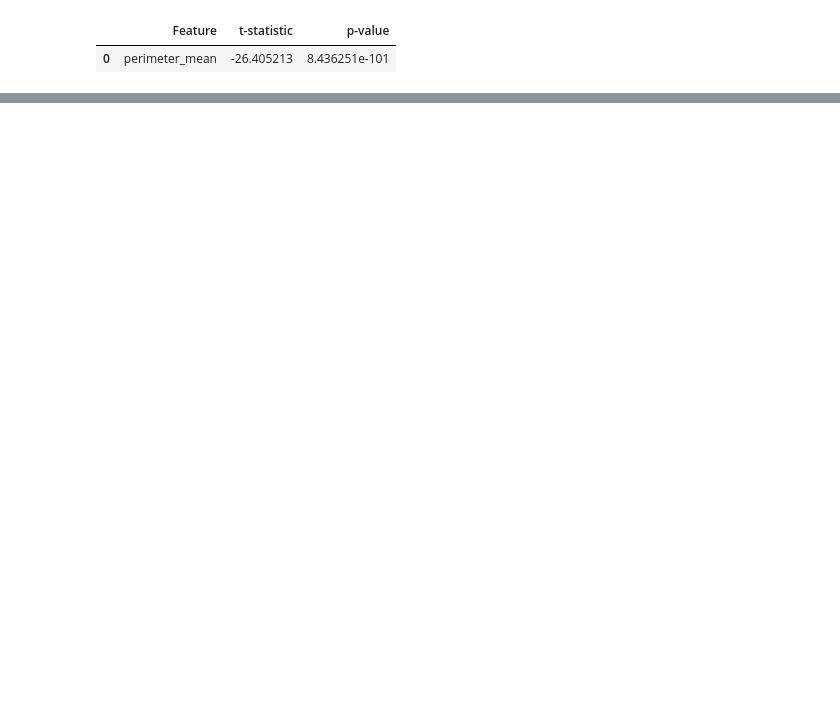
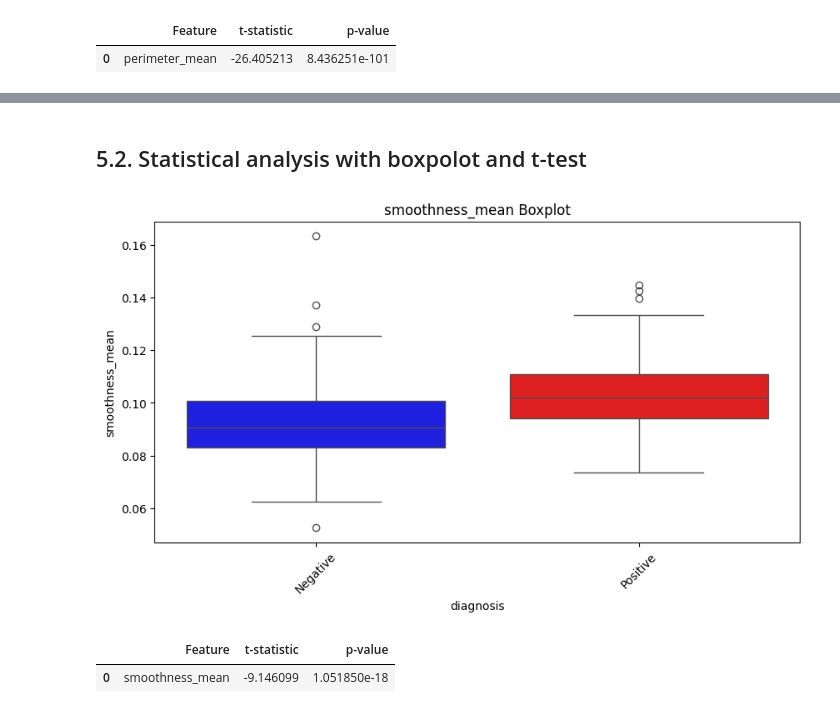
Before and after one commit to plamensve/BREAST_CANCER_ML, a Jupyter notebook: notebooks/02_eda_pdata.ipynb, the cells around one changed output, grey strips where cells are left out. Saved outputs shown, nothing was run; the diff lists cells and outputs as text; code cells hidden in the pictures; blank space fills up the shorter version.

```diff
--- a/notebooks/02_eda_pdata.ipynb
+++ b/notebooks/02_eda_pdata.ipynb
@@ -129,0 +170,12 @@ stat_analysis_perimeter_mean.display_ttest()
+# %% [markdown]
+## 5.2. Statistical analysis with boxpolot and t-test
+# %%
+stat_analysis_smoothness_mean = FeatureStats(dataset=data, target_column='diagnosis', feature='smoothness_mean')
+stat_analysis_smoothness_mean.display_boxplot()
+# %% [output]
+[figure, added]
+# %%
+stat_analysis_smoothness_mean.display_ttest()
+# %% [output]
+|  | Feature | t-statistic | p-value |
+| 0 | smoothness_mean | -9.146099 | 1.051850e-18 |
```
Also changed, not shown: parts of 34 cells of this notebook, 6 other files.
